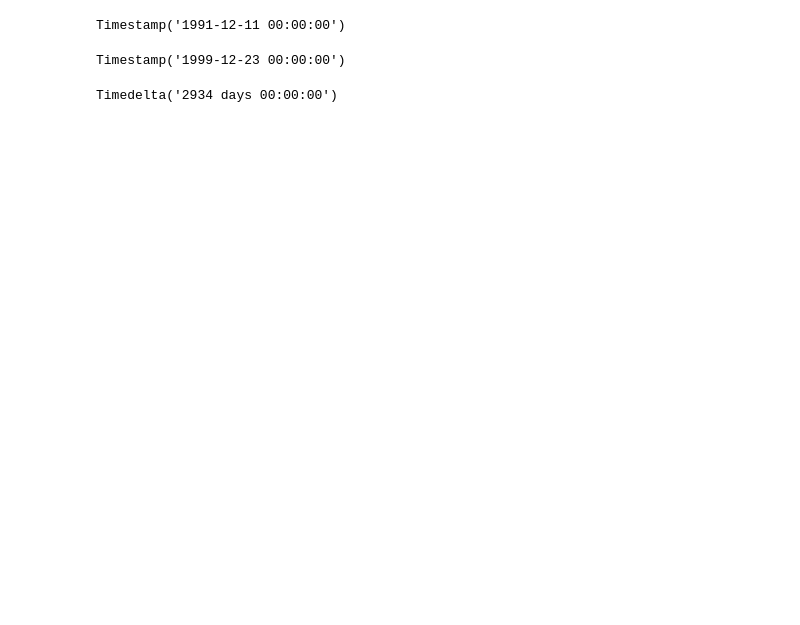
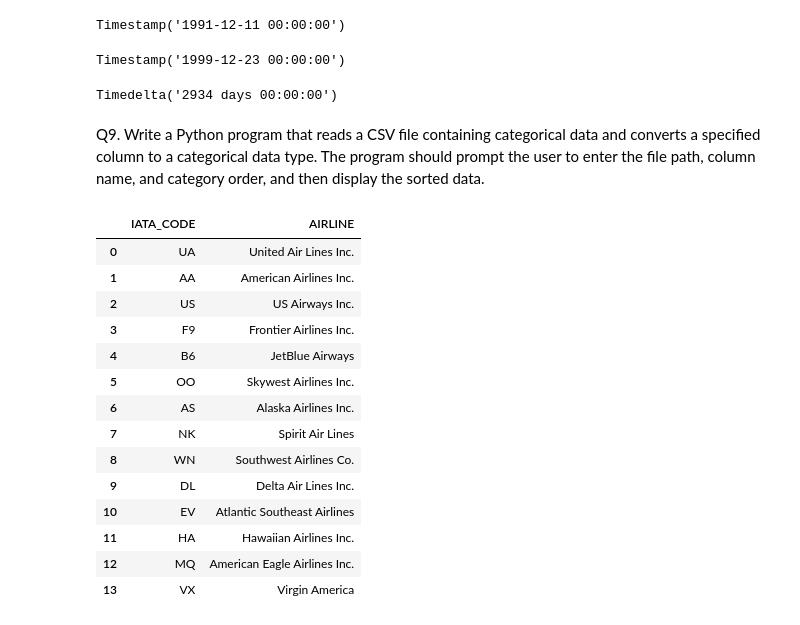
Before and after one commit to shanzasayeed/Assignments, a Jupyter notebook: pandas_advance2.ipynb, the cells around one changed output. Cells and saved outputs as stored; diff of their text form; code cells hidden in the pictures; blank space fills up the shorter version.

```diff
--- a/pandas_advance2.ipynb
+++ b/pandas_advance2.ipynb
@@ -193,3 +195,10 @@ Timestamp('1999-12-23 00:00:00')
 date2-date1
 # %% [output]
 Timedelta('2934 days 00:00:00')
+# %% [markdown]
+Q9. Write a Python program that reads a CSV file containing categorical data and converts a specified
+column to a categorical data type. The program should prompt the user to enter the file path, column
+name, and category order, and then display the sorted data.
+# %%
+file_path=input('Enter file path')
+df_32=pd.read_csv(file_path)
@@ -195,0 +207,18 @@ Timedelta('2934 days 00:00:00')
+# %%
+df_32
+# %% [output]
+|  | IATA_CODE | AIRLINE |
+| 0 | UA | United Air Lines Inc. |
+| 1 | AA | American Airlines Inc. |
+| 2 | US | US Airways Inc. |
+| 3 | F9 | Frontier Airlines Inc. |
+| 4 | B6 | JetBlue Airways |
+| 5 | OO | Skywest Airlines Inc. |
+| 6 | AS | Alaska Airlines Inc. |
+| 7 | NK | Spirit Air Lines |
+| 8 | WN | Southwest Airlines Co. |
+| 9 | DL | Delta Air Lines Inc. |
+| 10 | EV | Atlantic Southeast Airlines |
+| 11 | HA | Hawaiian Airlines Inc. |
+| 12 | MQ | American Eagle Airlines Inc. |
+| 13 | VX | Virgin America |
```
Also changed, not shown: parts of 30 cells of this notebook, 3 other files.
